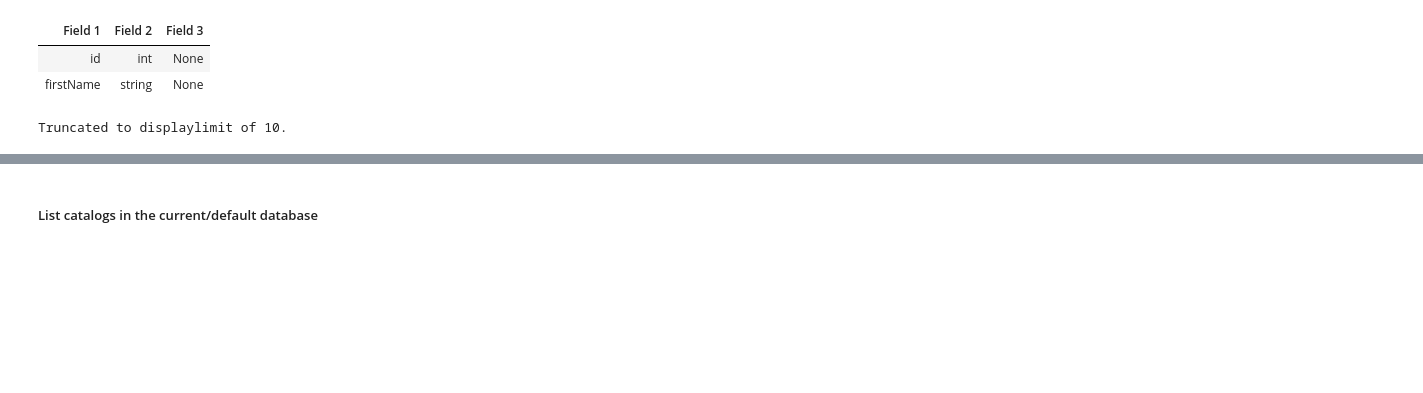
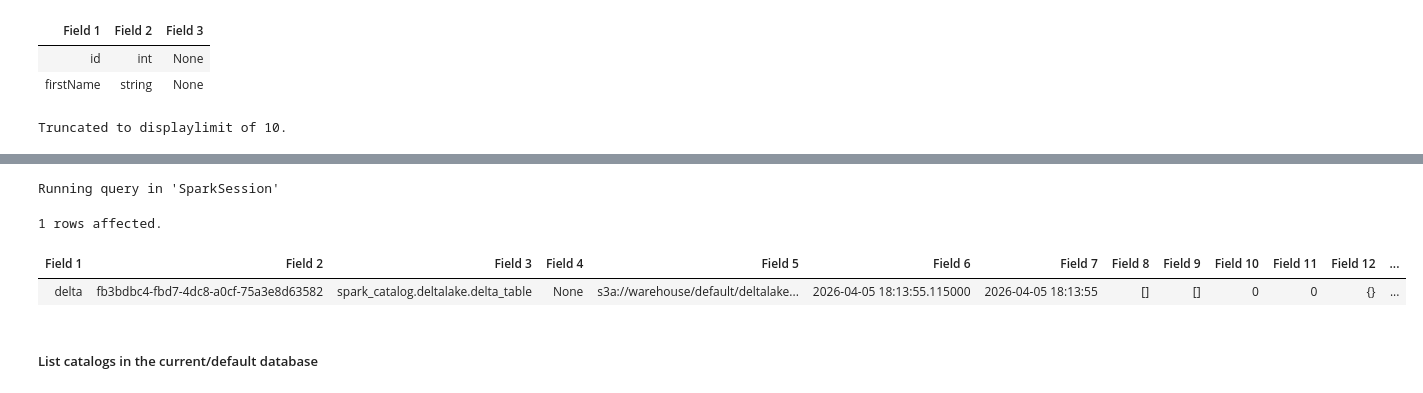
Before and after one commit to brijeshdhaker/bd-notebooks-module, a Jupyter notebook: notebooks/deltalake/00-deltalake-catalogs.ipynb, the cells around one changed output, grey strips where cells are left out. Drawn from its saved outputs; the diff is of its cells as text; code cells hidden in the pictures; blank space fills up the shorter version.

```diff
--- a/notebooks/deltalake/00-deltalake-catalogs.ipynb
+++ b/notebooks/deltalake/00-deltalake-catalogs.ipynb
@@ -370,3 +370,12 @@ Running query in 'SparkSession'
+# %%
+%%sql
+
+DESCRIBE DETAIL spark_catalog.deltalake.delta_table;
+# %% [output]
+Running query in 'SparkSession'
+1 rows affected.
+| Field 1 | Field 2 | Field 3 | Field 4 | Field 5 | Field 6 | Field 7 | Field 8 | Field 9 | Field 10 | Field 11 | Field 12 | ... |
+| delta | fb3bdbc4-fbd7-4dc8-a0cf-75a3e8d63582 | spark_catalog.deltalake.delta_table | None | s3a://warehouse/default/deltalake... | 2026-04-05 18:13:55.115000 | 2026-04-05 18:13:55 | [] | [] | 0 | 0 | {} | ... |
 # %% [markdown]
 ##### List catalogs in the current/default database
 # %%
```
Also changed, not shown: parts of 14 cells of this notebook, 3 other files.
